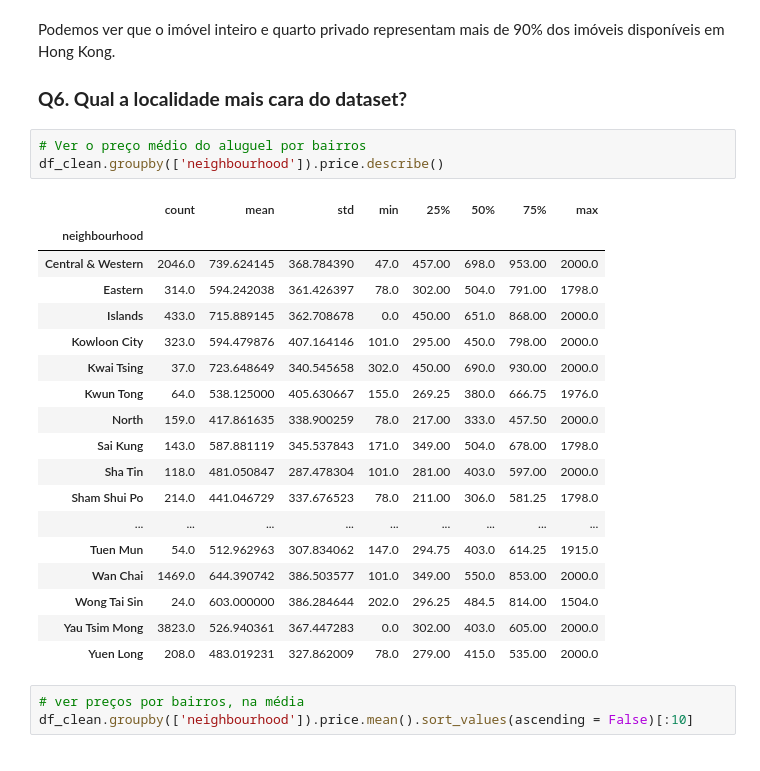
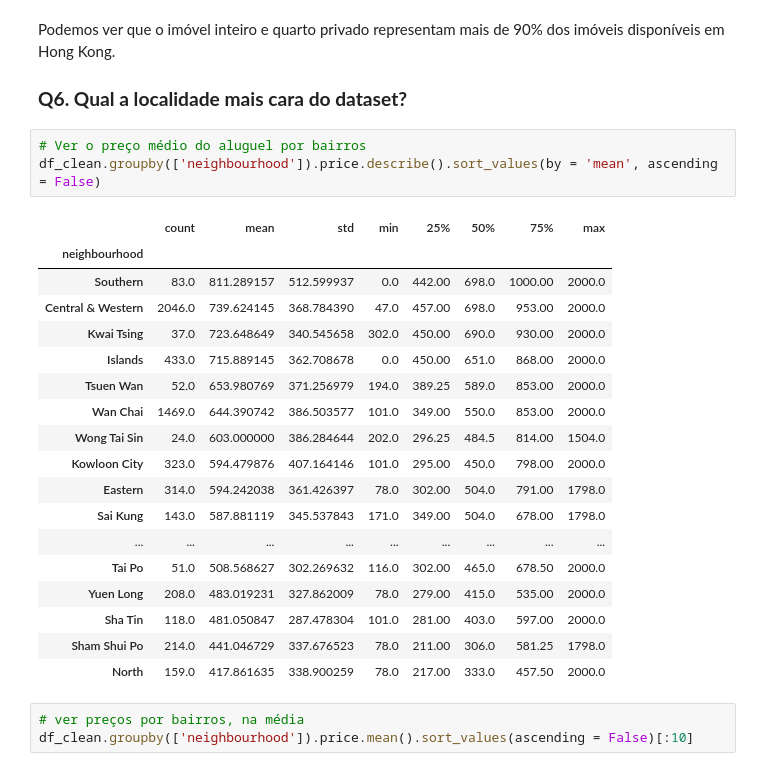
Before and after one commit to Rodrigo-O-Santos/Portfolio, a Jupyter notebook: Airbnb_Hong_Kong.ipynb, the cells around one changed output. Cells and saved outputs as stored; diff of their text form.

```diff
--- a/Airbnb_Hong_Kong.ipynb
+++ b/Airbnb_Hong_Kong.ipynb
@@ -325,26 +325,26 @@ Podemos ver que o imóvel inteiro e quarto privado representam mais de 90% dos i
 ### **Q6. Qual a localidade mais cara do dataset?**
 # %%
 # Ver o preço médio do aluguel por bairros
-df_clean.groupby(['neighbourhood']).price.describe()
+df_clean.groupby(['neighbourhood']).price.describe().sort_values(by = 'mean', ascending = False)
 # %% [output]
 |  | count | mean | std | min | 25% | 50% | 75% | max |
 | neighbourhood |  |  |  |  |  |  |  |  |
+| Southern | 83.0 | 811.289157 | 512.599937 | 0.0 | 442.00 | 698.0 | 1000.00 | 2000.0 |
 | Central & Western | 2046.0 | 739.624145 | 368.784390 | 47.0 | 457.00 | 698.0 | 953.00 | 2000.0 |
+| Kwai Tsing | 37.0 | 723.648649 | 340.545658 | 302.0 | 450.00 | 690.0 | 930.00 | 2000.0 |
+| Islands | 433.0 | 715.889145 | 362.708678 | 0.0 | 450.00 | 651.0 | 868.00 | 2000.0 |
+| Tsuen Wan | 52.0 | 653.980769 | 371.256979 | 194.0 | 389.25 | 589.0 | 853.00 | 2000.0 |
+| Wan Chai | 1469.0 | 644.390742 | 386.503577 | 101.0 | 349.00 | 550.0 | 853.00 | 2000.0 |
+| Wong Tai Sin | 24.0 | 603.000000 | 386.284644 | 202.0 | 296.25 | 484.5 | 814.00 | 1504.0 |
+| Kowloon City | 323.0 | 594.479876 | 407.164146 | 101.0 | 295.00 | 450.0 | 798.00 | 2000.0 |
 | Eastern | 314.0 | 594.242038 | 361.426397 | 78.0 | 302.00 | 504.0 | 791.00 | 1798.0 |
-| Islands | 433.0 | 715.889145 | 362.708678 | 0.0 | 450.00 | 651.0 | 868.00 | 2000.0 |
-| Kowloon City | 323.0 | 594.479876 | 407.164146 | 101.0 | 295.00 | 450.0 | 798.00 | 2000.0 |
-| Kwai Tsing | 37.0 | 723.648649 | 340.545658 | 302.0 | 450.00 | 690.0 | 930.00 | 2000.0 |
-| Kwun Tong | 64.0 | 538.125000 | 405.630667 | 155.0 | 269.25 | 380.0 | 666.75 | 1976.0 |
-| North | 159.0 | 417.861635 | 338.900259 | 78.0 | 217.00 | 333.0 | 457.50 | 2000.0 |
 | Sai Kung | 143.0 | 587.881119 | 345.537843 | 171.0 | 349.00 | 504.0 | 678.00 | 1798.0 |
+| ... | ... | ... | ... | ... | ... | ... | ... | ... |
+| Tai Po | 51.0 | 508.568627 | 302.269632 | 116.0 | 302.00 | 465.0 | 678.50 | 2000.0 |
+| Yuen Long | 208.0 | 483.019231 | 327.862009 | 78.0 | 279.00 | 415.0 | 535.00 | 2000.0 |
 | Sha Tin | 118.0 | 481.050847 | 287.478304 | 101.0 | 281.00 | 403.0 | 597.00 | 2000.0 |
 | Sham Shui Po | 214.0 | 441.046729 | 337.676523 | 78.0 | 211.00 | 306.0 | 581.25 | 1798.0 |
-| ... | ... | ... | ... | ... | ... | ... | ... | ... |
-| Tuen Mun | 54.0 | 512.962963 | 307.834062 | 147.0 | 294.75 | 403.0 | 614.25 | 1915.0 |
-| Wan Chai | 1469.0 | 644.390742 | 386.503577 | 101.0 | 349.00 | 550.0 | 853.00 | 2000.0 |
-| Wong Tai Sin | 24.0 | 603.000000 | 386.284644 | 202.0 | 296.25 | 484.5 | 814.00 | 1504.0 |
-| Yau Tsim Mong | 3823.0 | 526.940361 | 367.447283 | 0.0 | 302.00 | 403.0 | 605.00 | 2000.0 |
-| Yuen Long | 208.0 | 483.019231 | 327.862009 | 78.0 | 279.00 | 415.0 | 535.00 | 2000.0 |
+| North | 159.0 | 417.861635 | 338.900259 | 78.0 | 217.00 | 333.0 | 457.50 | 2000.0 |
 # %%
 # ver preços por bairros, na média
 df_clean.groupby(['neighbourhood']).price.mean().sort_values(ascending = False)[:10]
```
